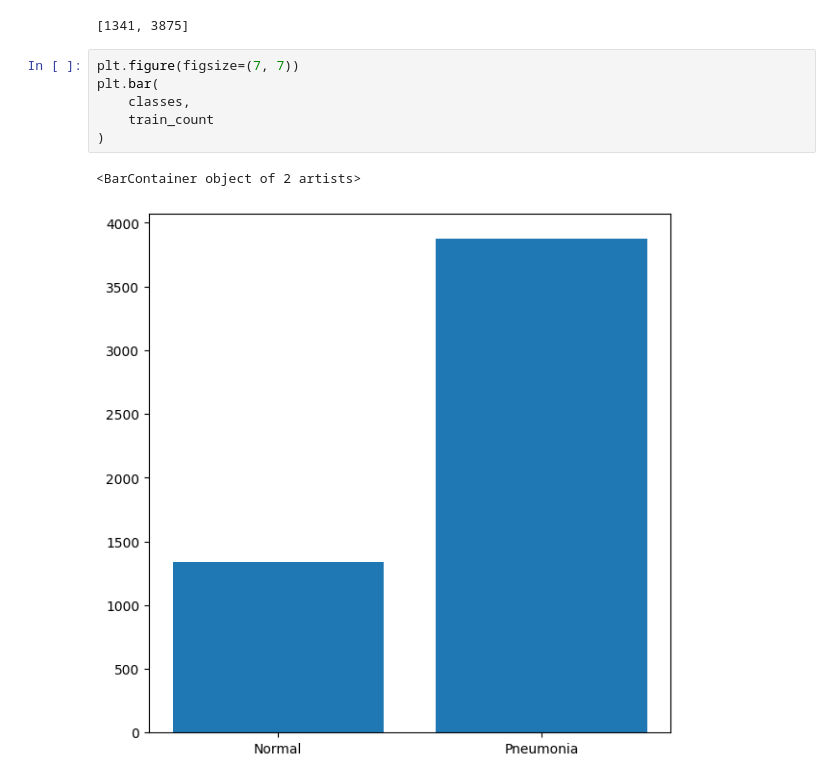
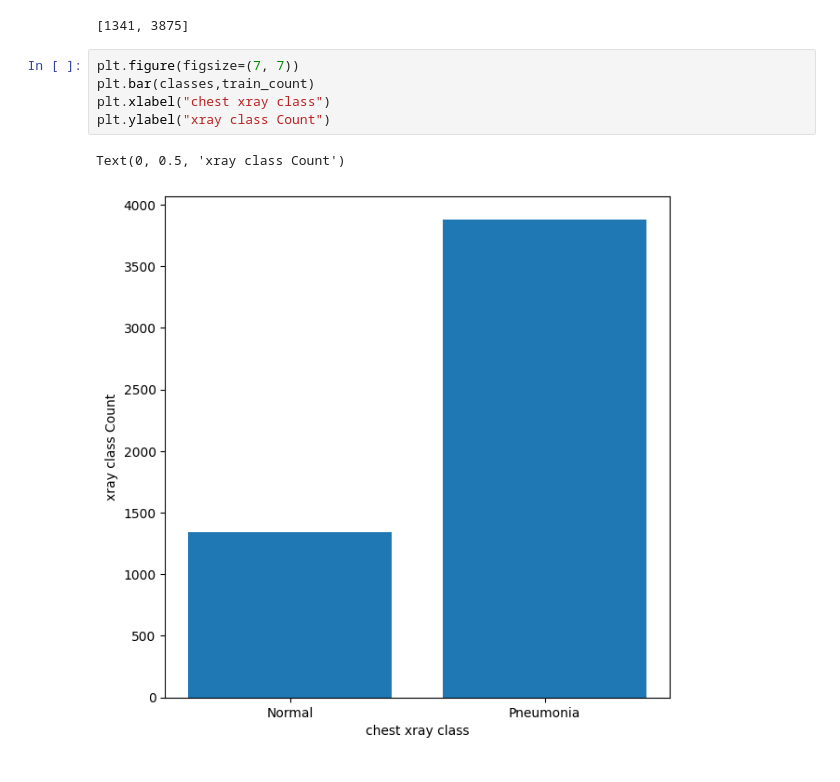
Before and after one commit to Ebenezeragyemang10/machine-learning-projects, a Jupyter notebook: chest-x-ray-classification-cnn/xrayclassifier.ipynb, the cells around one changed output. Drawn from its saved outputs; the diff is of its cells as text.

```diff
--- a/chest-x-ray-classification-cnn/xrayclassifier.ipynb
+++ b/chest-x-ray-classification-cnn/xrayclassifier.ipynb
@@ -77,13 +83,12 @@ classes = [
 [1341, 3875]
 # %%
 plt.figure(figsize=(7, 7))
-plt.bar(
-    classes,
-    train_count
-)
+plt.bar(classes,train_count)
+plt.xlabel("chest xray class")
+plt.ylabel("xray class Count")
 # %% [output]
-<BarContainer object of 2 artists>
+Text(0, 0.5, 'xray class Count')
-[figure, old version]
+[figure, new version]
 # %%
 #visualizing normal train images
 nrows, ncols = 4, 4
```
Also changed, not shown: parts of 9 cells of this notebook.
